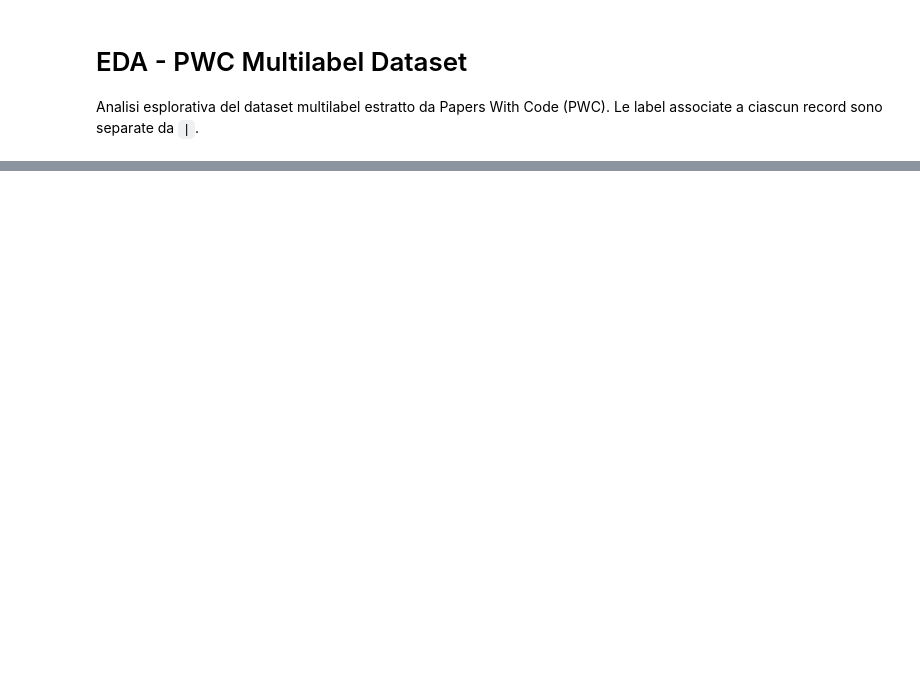
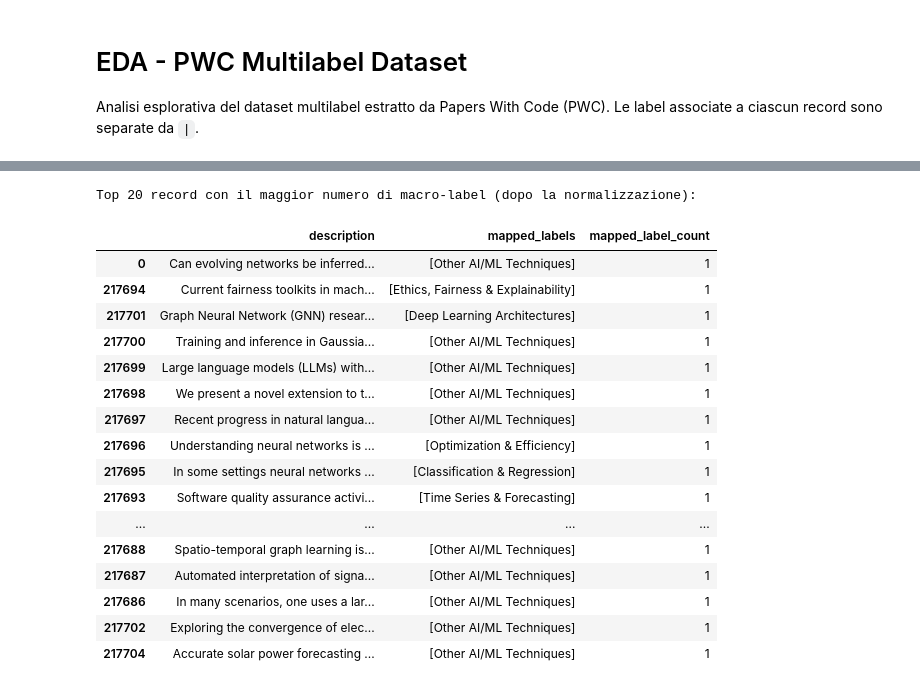
Before and after one commit to Vinello28/open-data-analytics, a Jupyter notebook: notebooks/09_eda_pwc_multilabel.ipynb, the cells around one changed output, grey strips where cells are left out. Drawn from its saved outputs; the diff is of its cells as text; code cells hidden in the pictures; blank space fills up the shorter version.

```diff
--- a/notebooks/09_eda_pwc_multilabel.ipynb
+++ b/notebooks/09_eda_pwc_multilabel.ipynb
@@ -297,0 +316,23 @@ Prime righe del nuovo dataset salvato:
+# %%
+# 8.1 Top 20 record con il maggior numero di macro-label (dopo il mapping)
+print("Top 20 record con il maggior numero di macro-label (dopo la normalizzazione):")
+display(df_multilabel.sort_values('mapped_label_count', ascending=False)[['description', 'mapped_labels', 'mapped_label_count']].head(20))
+# %% [output]
+Top 20 record con il maggior numero di macro-label (dopo la normalizzazione):
+|  | description | mapped_labels | mapped_label_count |
+| 0 | Can evolving networks be inferred... | [Other AI/ML Techniques] | 1 |
+| 217694 | Current fairness toolkits in mach... | [Ethics, Fairness & Explainability] | 1 |
+| 217701 | Graph Neural Network (GNN) resear... | [Deep Learning Architectures] | 1 |
+| 217700 | Training and inference in Gaussia... | [Other AI/ML Techniques] | 1 |
+| 217699 | Large language models (LLMs) with... | [Other AI/ML Techniques] | 1 |
+| 217698 | We present a novel extension to t... | [Other AI/ML Techniques] | 1 |
+| 217697 | Recent progress in natural langua... | [Other AI/ML Techniques] | 1 |
+| 217696 | Understanding neural networks is ... | [Optimization & Efficiency] | 1 |
+| 217695 | In some settings neural networks ... | [Classification & Regression] | 1 |
+| 217693 | Software quality assurance activi... | [Time Series & Forecasting] | 1 |
+| ... | ... | ... | ... |
+| 217688 | Spatio-temporal graph learning is... | [Other AI/ML Techniques] | 1 |
+| 217687 | Automated interpretation of signa... | [Other AI/ML Techniques] | 1 |
+| 217686 | In many scenarios, one uses a lar... | [Other AI/ML Techniques] | 1 |
+| 217702 | Exploring the convergence of elec... | [Other AI/ML Techniques] | 1 |
+| 217704 | Accurate solar power forecasting ... | [Other AI/ML Techniques] | 1 |
```
Also changed, not shown: parts of 14 cells of this notebook, 3 other files.
